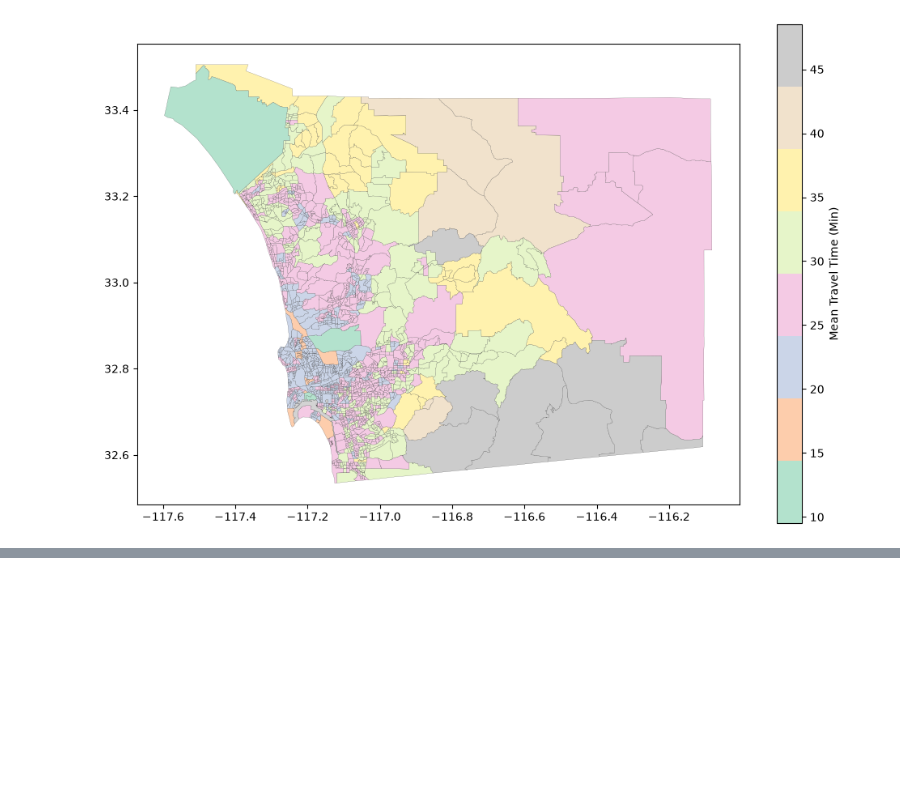
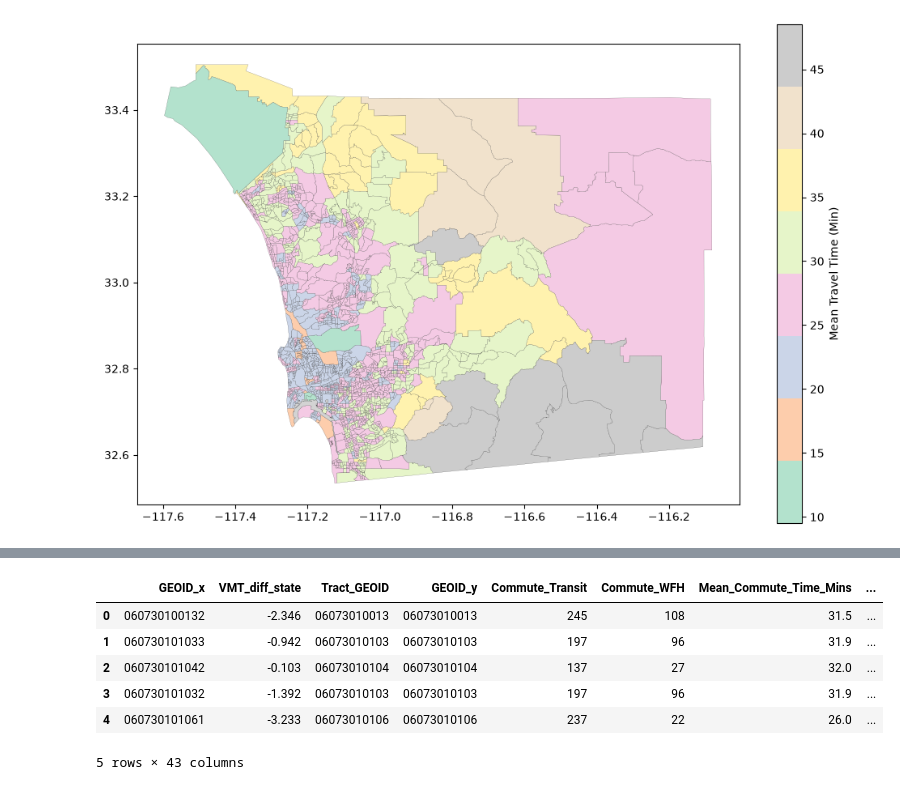
Before and after one commit to symptom-of-indigo/esm-grad-portfolio, a Jupyter notebook: sanDiego.ipynb, the cells around one changed output, grey strips where cells are left out. Drawn from its saved outputs; the diff is of its cells as text; code cells hidden in the pictures; blank space fills up the shorter version.

Commit message:
create master DF with census data and VMT data

```diff
--- a/sanDiego.ipynb
+++ b/sanDiego.ipynb
@@ -635,0 +636,6 @@ sd_commuting.plot(
+# %%
+# merge all of the census data into a single dataframe
+
+df_census = df_dp03.join([df_dp04, df_dp05, df_S0801], how='outer').reset_index()
+
+df_census.head()
@@ -635,0 +650,20 @@ sd_commuting.plot(
+# %%
+# first step to strip the first 11 characters from the Tract Geoid from the VMT dataset
+data_cleaned = data_cleaned.reset_index()
+
+data_cleaned['Tract_GEOID'] = data_cleaned['GEOID'].str[:11]
+
+df_master = pd.merge(data_cleaned, df_census,
+left_on='Tract_GEOID',
+right_on='GEOID',
+how='inner')
+
+df_master.head()
+# %% [output]
+|  | GEOID_x | VMT_diff_state | Tract_GEOID | GEOID_y | Commute_Transit | Commute_WFH | Mean_Commute_Time_Mins | ... |
+| 0 | 060730100132 | -2.346 | 06073010013 | 06073010013 | 245 | 108 | 31.5 | ... |
+| 1 | 060730101033 | -0.942 | 06073010103 | 06073010103 | 197 | 96 | 31.9 | ... |
+| 2 | 060730101042 | -0.103 | 06073010104 | 06073010104 | 137 | 27 | 32.0 | ... |
+| 3 | 060730101032 | -1.392 | 06073010103 | 06073010103 | 197 | 96 | 31.9 | ... |
+| 4 | 060730101061 | -3.233 | 06073010106 | 06073010106 | 237 | 22 | 26.0 | ... |
+5 rows × 43 columns
```
Also changed, not shown: parts of 4 cells of this notebook.
